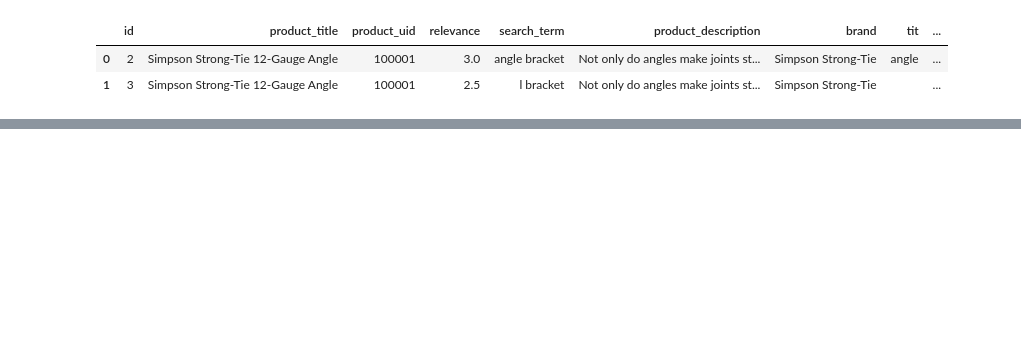
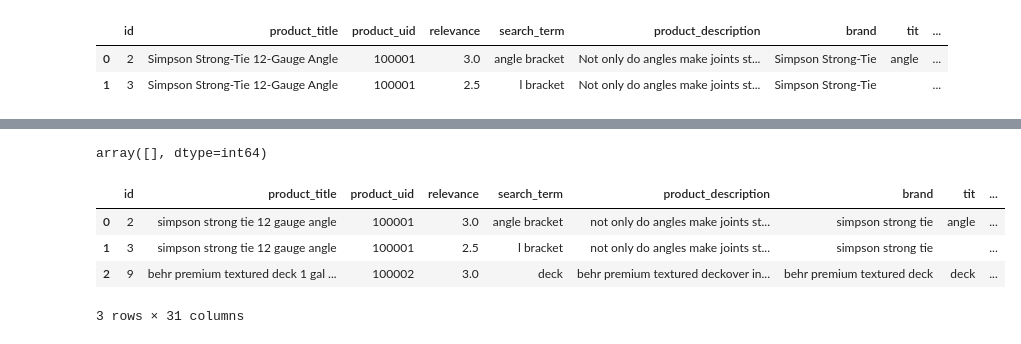
Before and after one commit to Bekbolatov/kaggle, a Jupyter notebook: events/hd/notebooks/features2.ipynb, the cells around one changed output, grey strips where cells are left out. Drawn from its saved outputs; the diff is of its cells as text; code cells hidden in the pictures; blank space fills up the shorter version.

```diff
--- a/events/hd/notebooks/features2.ipynb
+++ b/events/hd/notebooks/features2.ipynb
@@ -192,8 +206,8 @@ start_time = time.time()
 df_all['product_info'] = df_all['search_term']+"\t"+df_all['product_title'] +"\t"+df_all['product_description']
 df_all['attr'] = df_all['search_term']+"\t"+df_all['brand']
 
-df_all['len_of_query'] = df_all['search_term'].map(lambda x:len(x.split())).astype(np.int64)
-df_all['len_of_title'] = df_all['product_title'].map(lambda x:len(x.split())).astype(np.int64)
+df_all['len_of_query'] = df_all['search_term'].map(lambda x: max(1, len(x.split()))).astype(np.int64)
+df_all['len_of_title'] = df_all['product_title'].map(lambda x: len(x.split())).astype(np.int64)
 df_all['len_of_description'] = df_all['product_description'].map(lambda x:len(x.split())).astype(np.int64)
 df_all['len_of_brand'] = df_all['brand'].map(lambda x:len(x.split())).astype(np.int64)
 
@@ -205,14 +219,19 @@ df_all['len_of_brand'] = df_all['brand'].map(lambda x:len(x.split())).astype(np.
 # df_all['word_in_description'] = df_all['product_info'].map(lambda x:str_common_word(x.split('\t')[0],x.split('\t')[2]))
 # df_all['word_in_brand'] = df_all['attr'].map(lambda x:str_common_word(x.split('\t')[0],x.split('\t')[1]))
 
-df_all['query_in_title'] = df_all['tit'].map(lambda y: len([x for x in y.split(",") if x and not re.findall(r'[0-9]', x)]))
-df_all['query_in_description'] = df_all['desc'].map(lambda y: len([x for x in y.split(",") if x and not re.findall(r'[0-9]', x)]))
-df_all['query_in_attrs'] = df_all['attributes'].map(lambda y: len([x for x in y.split(",") if x and not re.findall(r'[0-9]', x)]))
-df_all['query_in_brand'] = df_all['mfgbrand'].map(lambda y: len([x for x in y.split(",") if x and not re.findall(r'[0-9]', x)]))
+df_all['query_in_title'] = df_all['tit'].map(lambda y: len([x for x in y.split(",") if x and not re.match(r'^[0-9]+$', x)]))
+df_all['query_in_description'] = df_all['desc'].map(lambda y: len([x for x in y.split(",") if x and not re.match(r'^[0-9]+$', x)]))
+df_all['query_in_attrs'] = df_all['attributes'].map(lambda y: len([x for x in y.split(",") if x and not re.match(r'^[0-9]+$', x)]))
+df_all['query_in_brand'] = df_all['mfgbrand'].map(lambda y: len([x for x in y.split(",") if x and not re.match(r'^[0-9]+$', x)]))
 
-df_all['query_in_title2'] = df_all['tit2'].map(lambda y: len([x for x in y.split(",") if x and not re.findall(r'[0-9]', x)]))
-df_all['query_in_description2'] = df_all['desc2'].map(lambda y: len([x for x in y.split(",") if x and not re.findall(r'[0-9]', x)]))
-df_all['query_in_brand2'] = df_all['mfgbrand2'].map(lambda y: len([x for x in y.split(",") if x and not re.findall(r'[0-9]', x)]))
+df_all['query_in_title2'] = df_all['tit2'].map(lambda y: len([x for x in y.split(",") if x and not re.match(r'^[0-9]+$', x)]))
+df_all['query_in_description2'] = df_all['desc2'].map(lambda y: len([x for x in y.split(",") if x and not re.match(r'^[0-9]+$', x)]))
+df_all['query_in_brand2'] = df_all['mfgbrand2'].map(lambda y: len([x for x in y.split(",") if x and not re.match(r'^[0-9]+$', x)]))
+
+df_all['query_in_title_num'] = df_all['tit'].map(lambda y: len([x for x in y.split(",") if x and re.match(r'^[0-9]+$', x)]))
+df_all['query_in_description_num'] = df_all['desc'].map(lambda y: len([x for x in y.split(",") if x and re.match(r'^[0-9]+$', x)]))
+df_all['query_in_attrs_num'] = df_all['attributes'].map(lambda y: len([x for x in y.split(",") if x and re.match(r'^[0-9]+$', x)]))
+
 
 #df_all['word_in_title'] = df_all['product_info'].map(lambda x:str_common_word(x.split('\t')[0],x.split('\t')[1]))
 #df_all['word_in_description'] = df_all['product_info'].map(lambda x:str_common_word(x.split('\t')[0],x.split('\t')[2]))
@@ -284,7 +293,7 @@ Index([                  u'id',        u'product_title',
 # %%
 tfidf = TfidfVectorizer(ngram_range=(1, 1), stop_words='english')
 #tsvd = TruncatedSVD(n_components=10, random_state = 2016)
-rfr = RandomForestRegressor(n_estimators = 500, n_jobs = -1, random_state = 2016, verbose = 1)
+randomForestRegressor = RandomForestRegressor(n_estimators = 500, n_jobs = -1, random_state = 2016, verbose = 1)
 
 clf = pipeline.Pipeline([
         ('union', FeatureUnion(
@@ -311,7 +320,7 @@ clf = pipeline.Pipeline([
                         },
                 n_jobs = -1
                 )),
-        ('rfr', rfr)])
+        ('rfr', randomForestRegressor)])
 
 #clf.set_params(rfr__max_features=10, rfr__max_depth=20)
 #clf.fit(X_train, y_train)
@@ -320,8 +329,13 @@ clf = pipeline.Pipeline([
 start_time = time.time()
 
 param_grid = {'rfr__max_features': [10], 'rfr__max_depth': [20]}
-model = grid_search.GridSearchCV(estimator = clf, param_grid = param_grid, n_jobs = -1, cv = 2, verbose = 20, scoring=RMSE)
+model = grid_search.GridSearchCV(estimator = clf, param_grid = param_grid, n_jobs = -1, cv = 3, verbose = 20, scoring=RMSE)
 model.fit(X_train, y_train)
 
 print("--- Training: %s minutes ---" % round(((time.time() - start_time)/60),2))
+
+print("Best parameters found by grid search:")
+print(model.best_params_)
+print("Best CV score:")
+print(model.best_score_)
 # %% [output]
@@ -344,0 +369,14 @@ Fitting 2 folds for each of 1 candidates, totalling 2 fits
+# %%
+#X_train.ix[3782]
+inds = pd.isnull(X_train).any(1).nonzero()[0]
+inds
+# %% [output]
+array([], dtype=int64)
+# %%
+X_train[0:3]
+# %% [output]
+|  | id | product_title | product_uid | relevance | search_term | product_description | brand | tit | ... |
+| 0 | 2 | simpson strong tie 12 gauge angle | 100001 | 3.0 | angle bracket | not only do angles make joints st... | simpson strong tie | angle | ... |
+| 1 | 3 | simpson strong tie 12 gauge angle | 100001 | 2.5 | l bracket | not only do angles make joints st... | simpson strong tie |  | ... |
+| 2 | 9 | behr premium textured deck 1 gal ... | 100002 | 3.0 | deck | behr premium textured deckover in... | behr premium textured deck | deck | ... |
+3 rows × 31 columns
```
Also changed, not shown: parts of 12 cells of this notebook, 1 other file.
